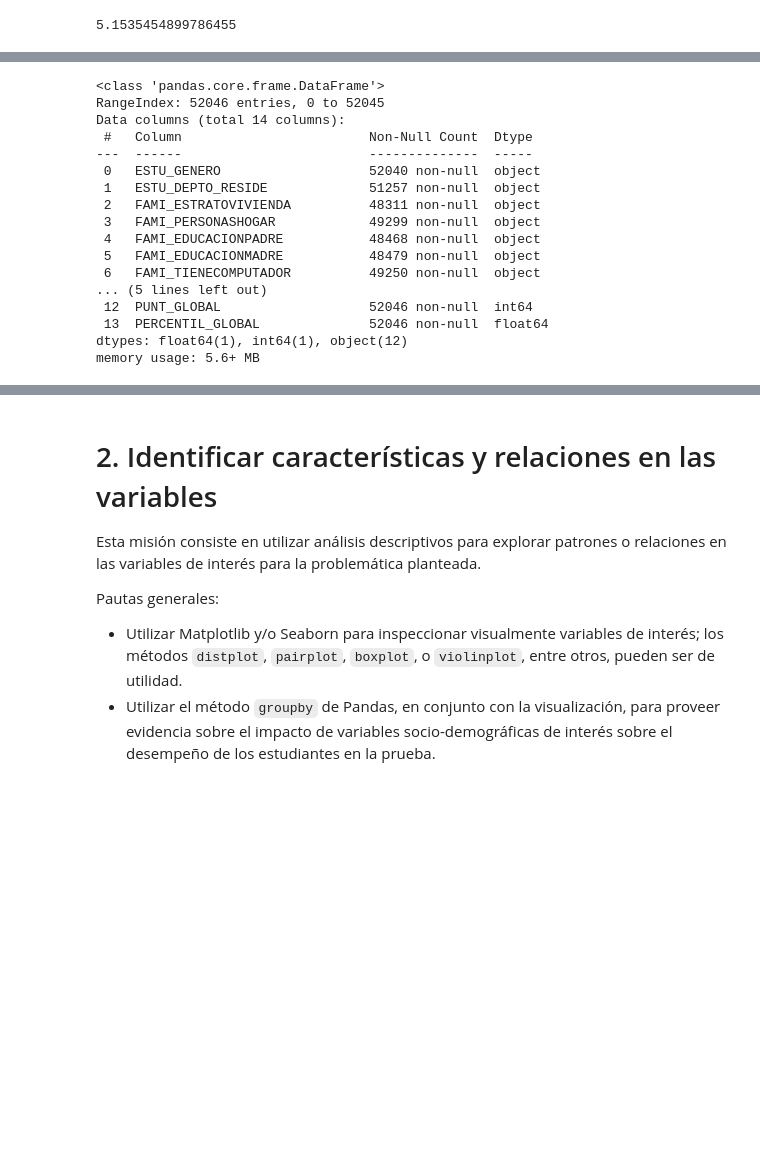
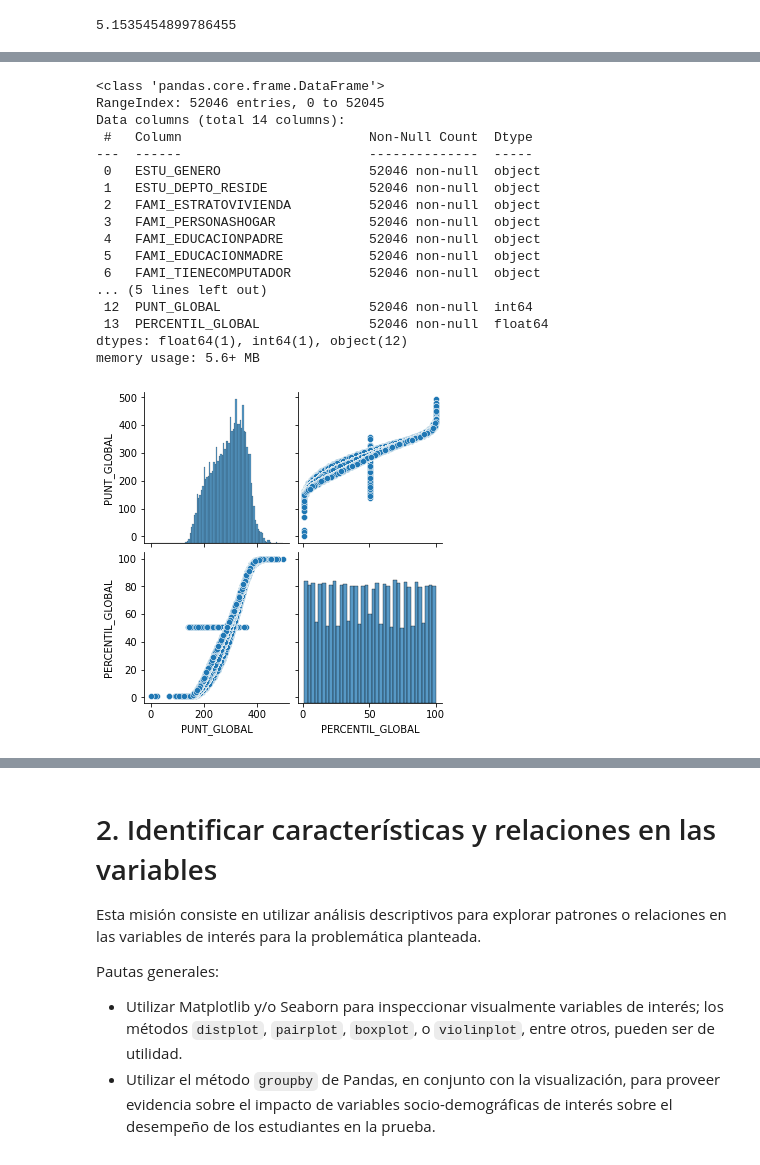
Before and after one commit to lvherrerab/MIIA_estudiante_18, a Jupyter notebook: Laboratorios/Laboratorio_2_18.ipynb, the cells around one changed output, grey strips where cells are left out. Saved outputs shown, nothing was run; the diff lists cells and outputs as text; code cells hidden in the pictures; blank space fills up the shorter version.

```diff
--- a/Laboratorios/Laboratorio_2_18.ipynb
+++ b/Laboratorios/Laboratorio_2_18.ipynb
@@ -188,5 +186,5 @@ memory usage: 5.6+ MB
 # %%
-# Para las variables númericas se realizarà imputación con la mediana de toda la columna.
+# Para las variables númericas se realizarà imputación con la mediana de cada columna.
 
 # PUNT_GLOBAL
 
@@ -199,9 +197,19 @@ df["PUNT_GLOBAL"].replace(np.nan, Median_pg)
 
 df['PERCENTIL_GLOBAL'].fillna(df['PERCENTIL_GLOBAL'].mean(), inplace=True)
 
-#Para las variables categóricas, se realizarà
+#Para las variables categóricas, se realizará con el método " más frecuente"
 
 df['COLE_BILINGUE'].fillna(df['COLE_BILINGUE'].mode()[0], inplace=True)
+df['ESTU_GENERO'].fillna(df['ESTU_GENERO'].mode()[0], inplace=True)
+df['FAMI_ESTRATOVIVIENDA'].fillna(df['FAMI_ESTRATOVIVIENDA'].mode()[0], inplace=True)
+df['FAMI_PERSONASHOGAR'].fillna(df['FAMI_PERSONASHOGAR'].mode()[0], inplace=True)
+df['FAMI_EDUCACIONPADRE'].fillna(df['FAMI_EDUCACIONPADRE'].mode()[0], inplace=True)
+df['FAMI_EDUCACIONMADRE'].fillna(df['FAMI_EDUCACIONMADRE'].mode()[0], inplace=True)
+df['FAMI_TIENECOMPUTADOR'].fillna(df['FAMI_TIENECOMPUTADOR'].mode()[0], inplace=True)
+df['FAMI_TIENECONSOLAVIDEOJUEGOS'].fillna(df['FAMI_TIENECONSOLAVIDEOJUEGOS'].mode()[0], inplace=True)
+df['FAMI_NUMLIBROS'].fillna(df['FAMI_NUMLIBROS'].mode()[0], inplace=True)
+df['ESTU_DEDICACIONLECTURADIARIA'].fillna(df['ESTU_DEDICACIONLECTURADIARIA'].mode()[0], inplace=True)
+df['ESTU_DEPTO_RESIDE'].fillna(df['ESTU_DEPTO_RESIDE'].mode()[0], inplace=True)
 # %%
 #PUNT_GLOBAL
 
@@ -212,25 +220,20 @@ RangeIndex: 52046 entries, 0 to 52045
 Data columns (total 14 columns):
  #   Column                        Non-Null Count  Dtype
 ---  ------                        --------------  -----
- 0   ESTU_GENERO                   52040 non-null  object
- 1   ESTU_DEPTO_RESIDE             51257 non-null  object
- 2   FAMI_ESTRATOVIVIENDA          48311 non-null  object
- 3   FAMI_PERSONASHOGAR            49299 non-null  object
- 4   FAMI_EDUCACIONPADRE           48468 non-null  object
- 5   FAMI_EDUCACIONMADRE           48479 non-null  object
- 6   FAMI_TIENECOMPUTADOR          49250 non-null  object
+ 0   ESTU_GENERO                   52046 non-null  object
+ 1   ESTU_DEPTO_RESIDE             52046 non-null  object
+ 2   FAMI_ESTRATOVIVIENDA          52046 non-null  object
+ 3   FAMI_PERSONASHOGAR            52046 non-null  object
+ 4   FAMI_EDUCACIONPADRE           52046 non-null  object
+ 5   FAMI_EDUCACIONMADRE           52046 non-null  object
+ 6   FAMI_TIENECOMPUTADOR          52046 non-null  object
 ... (5 lines left out)
  12  PUNT_GLOBAL                   52046 non-null  int64
  13  PERCENTIL_GLOBAL              52046 non-null  float64
 dtypes: float64(1), int64(1), object(12)
 memory usage: 5.6+ MB
-# %%
-
-from sklearn.impute import KNNImputer
-
-# Construimos el modelo
-imputer = KNNImputer(n_neighbors=5, weights="uniform")
-
-# Ajustamos el modelo e imputamos los missing values
-imputer.fit(df[["normalized-losses"]])
-df["normalized-losses"] = imputer.transform(df[["normalized-losses"]]).ravel()
+# %%
+sb.pairplot(df)
+plt.show()
+# %% [output]
+[figure, added]
```
Also changed, not shown: parts of 5 cells of this notebook.
